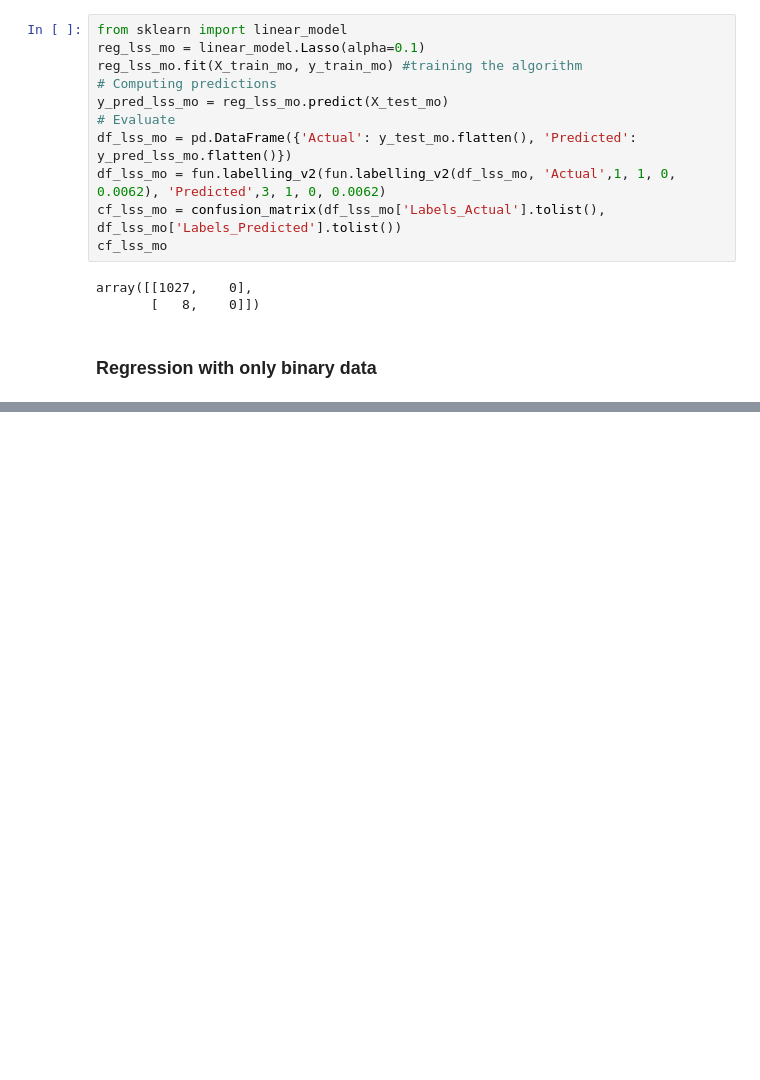
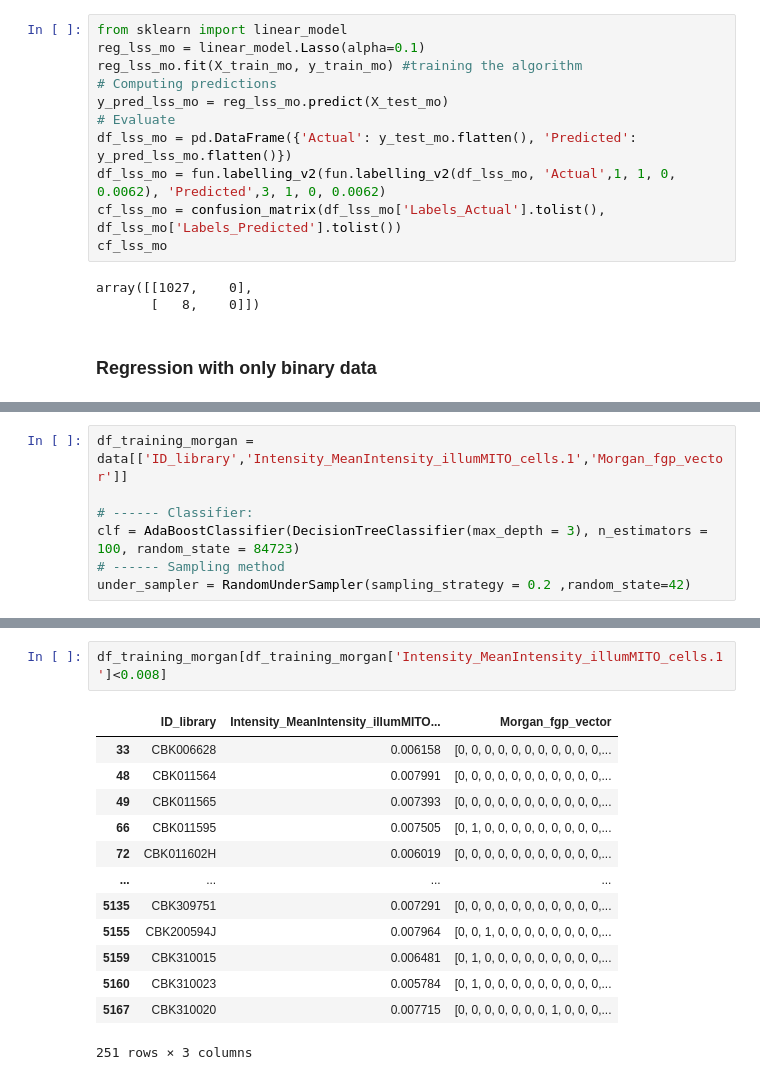
Before and after one commit to pharmbio/Thesis_ActLearn_DOP_2022, a Jupyter notebook: main/supervised_learning/data_creation.ipynb, the cells around one changed output, grey strips where cells are left out. Cells and saved outputs as stored; diff of their text form; blank space fills up the shorter version.

```diff
--- a/main/supervised_learning/data_creation.ipynb
+++ b/main/supervised_learning/data_creation.ipynb
@@ -290,0 +295,7 @@ También tengo que aplicar undersampling en la clase mayor.
+# %%
+df_training_morgan = data[['ID_library','Intensity_MeanIntensity_illumMITO_cells.1','Morgan_fgp_vector']]
+
+# ------ Classifier:
+clf = AdaBoostClassifier(DecisionTreeClassifier(max_depth = 3), n_estimators = 100, random_state = 84723)
+# ------ Sampling method
+under_sampler = RandomUnderSampler(sampling_strategy = 0.2 ,random_state=42)
@@ -290,0 +371,16 @@ También tengo que aplicar undersampling en la clase mayor.
+# %%
+df_training_morgan[df_training_morgan['Intensity_MeanIntensity_illumMITO_cells.1']<0.008]
+# %% [output]
+|  | ID_library | Intensity_MeanIntensity_illumMITO... | Morgan_fgp_vector |
+| 33 | CBK006628 | 0.006158 | [0, 0, 0, 0, 0, 0, 0, 0, 0, 0, 0,... |
+| 48 | CBK011564 | 0.007991 | [0, 0, 0, 0, 0, 0, 0, 0, 0, 0, 0,... |
+| 49 | CBK011565 | 0.007393 | [0, 0, 0, 0, 0, 0, 0, 0, 0, 0, 0,... |
+| 66 | CBK011595 | 0.007505 | [0, 1, 0, 0, 0, 0, 0, 0, 0, 0, 0,... |
+| 72 | CBK011602H | 0.006019 | [0, 0, 0, 0, 0, 0, 0, 0, 0, 0, 0,... |
+| ... | ... | ... | ... |
+| 5135 | CBK309751 | 0.007291 | [0, 0, 0, 0, 0, 0, 0, 0, 0, 0, 0,... |
+| 5155 | CBK200594J | 0.007964 | [0, 0, 1, 0, 0, 0, 0, 0, 0, 0, 0,... |
+| 5159 | CBK310015 | 0.006481 | [0, 1, 0, 0, 0, 0, 0, 0, 0, 0, 0,... |
+| 5160 | CBK310023 | 0.005784 | [0, 1, 0, 0, 0, 0, 0, 0, 0, 0, 0,... |
+| 5167 | CBK310020 | 0.007715 | [0, 0, 0, 0, 0, 0, 0, 1, 0, 0, 0,... |
+251 rows × 3 columns
```
Also changed, not shown: parts of 10 cells of this notebook.
